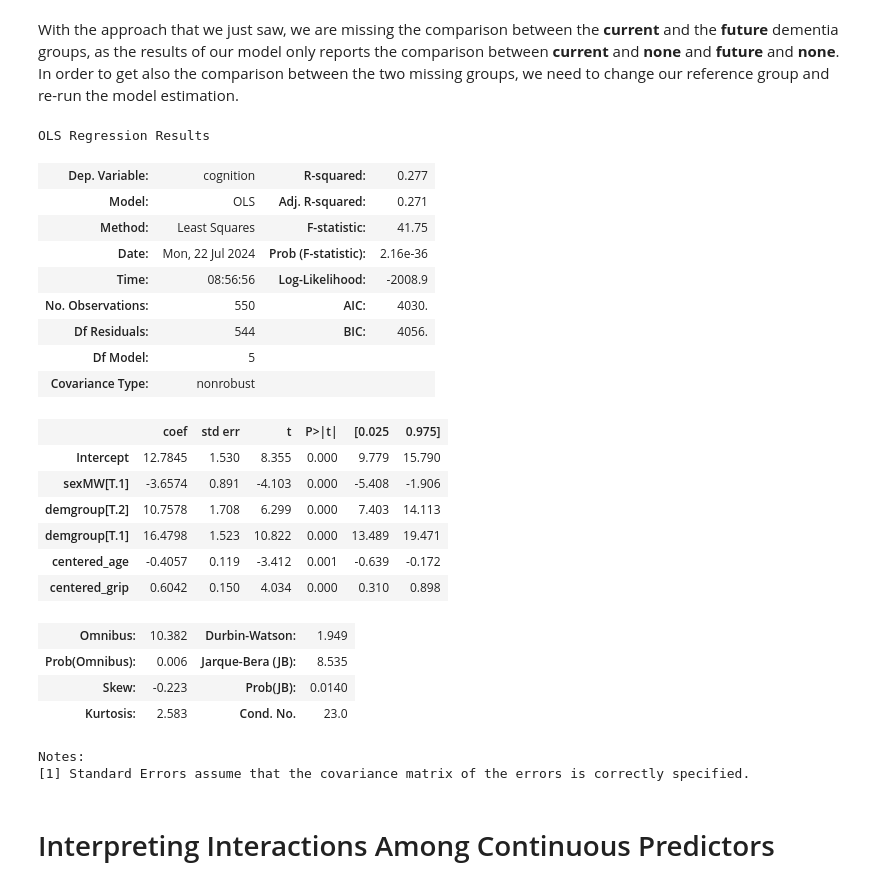
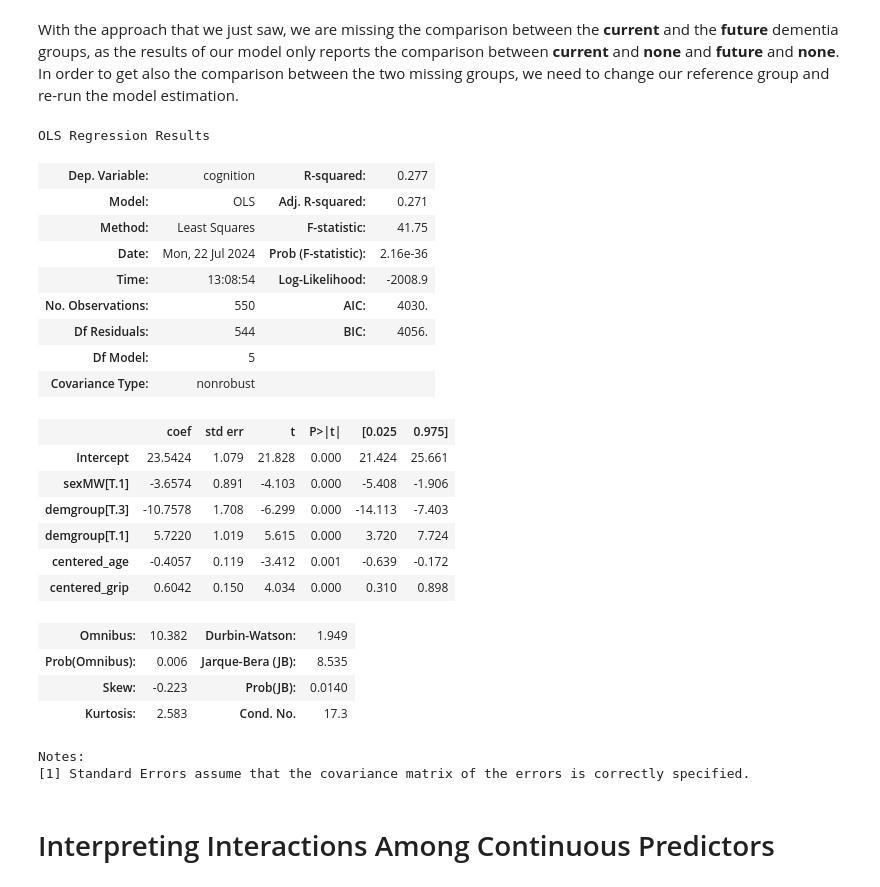
Before and after one commit to dado93/longitudinal-modeling, a Jupyter notebook: Chapters/02/02_Notebook.ipynb, the cells around one changed output. Cells and saved outputs as stored; diff of their text form; code cells hidden in the pictures.

```diff
--- a/Chapters/02/02_Notebook.ipynb
+++ b/Chapters/02/02_Notebook.ipynb
@@ -365,40 +365,40 @@ centered_grip    16.274797   6.263041e-05              1     544.0
 # %% [markdown]
 With the approach that we just saw, we are missing the comparison between the **current** and the **future** dementia groups, as the results of our model only reports the comparison between **current** and **none** and **future** and **none**. In order to get also the comparison between the two missing groups, we need to change our reference group and re-run the model estimation.
 # %%
-dementia_categorical = pd.CategoricalDtype(categories=[3,2,1],ordered=True)
+dementia_categorical = pd.CategoricalDtype(categories=[2,3,1],ordered=True)
 
 
 df[DEMENTIA_GROUP_COL] = df[DEMENTIA_GROUP_COL].astype(dementia_categorical)
 age_grip_sex_dem_model = statsmodels.formula.api.ols(formula=f"""
                                              {COGNITION_COL} ~
                                              {CENTERED_AGE_COL} +
                                              {CENTERED_GRIP_COL} +
                                              {SEX_COL} +
                                              {DEMENTIA_GROUP_COL}
                                              """, data=df).fit()
 age_grip_sex_dem_model.summary()
 # %% [output]
 OLS Regression Results
 | Dep. Variable: | cognition | R-squared: | 0.277 |
 | Model: | OLS | Adj. R-squared: | 0.271 |
 | Method: | Least Squares | F-statistic: | 41.75 |
 | Date: | Mon, 22 Jul 2024 | Prob (F-statistic): | 2.16e-36 |
-| Time: | 08:56:56 | Log-Likelihood: | -2008.9 |
+| Time: | 13:08:54 | Log-Likelihood: | -2008.9 |
 | No. Observations: | 550 | AIC: | 4030. |
 | Df Residuals: | 544 | BIC: | 4056. |
 | Df Model: | 5 |  |  |
 | Covariance Type: | nonrobust |  |  |
 |  | coef | std err | t | P>|t| | [0.025 | 0.975] |
-| Intercept | 12.7845 | 1.530 | 8.355 | 0.000 | 9.779 | 15.790 |
+| Intercept | 23.5424 | 1.079 | 21.828 | 0.000 | 21.424 | 25.661 |
 | sexMW[T.1] | -3.6574 | 0.891 | -4.103 | 0.000 | -5.408 | -1.906 |
-| demgroup[T.2] | 10.7578 | 1.708 | 6.299 | 0.000 | 7.403 | 14.113 |
-| demgroup[T.1] | 16.4798 | 1.523 | 10.822 | 0.000 | 13.489 | 19.471 |
+| demgroup[T.3] | -10.7578 | 1.708 | -6.299 | 0.000 | -14.113 | -7.403 |
+| demgroup[T.1] | 5.7220 | 1.019 | 5.615 | 0.000 | 3.720 | 7.724 |
 | centered_age | -0.4057 | 0.119 | -3.412 | 0.001 | -0.639 | -0.172 |
 | centered_grip | 0.6042 | 0.150 | 4.034 | 0.000 | 0.310 | 0.898 |
 | Omnibus: | 10.382 | Durbin-Watson: | 1.949 |
 | Prob(Omnibus): | 0.006 | Jarque-Bera (JB): | 8.535 |
 | Skew: | -0.223 | Prob(JB): | 0.0140 |
-| Kurtosis: | 2.583 | Cond. No. | 23.0 |
+| Kurtosis: | 2.583 | Cond. No. | 17.3 |
 Notes:
 [1] Standard Errors assume that the covariance matrix of the errors is correctly specified.
 # %% [markdown]
```
